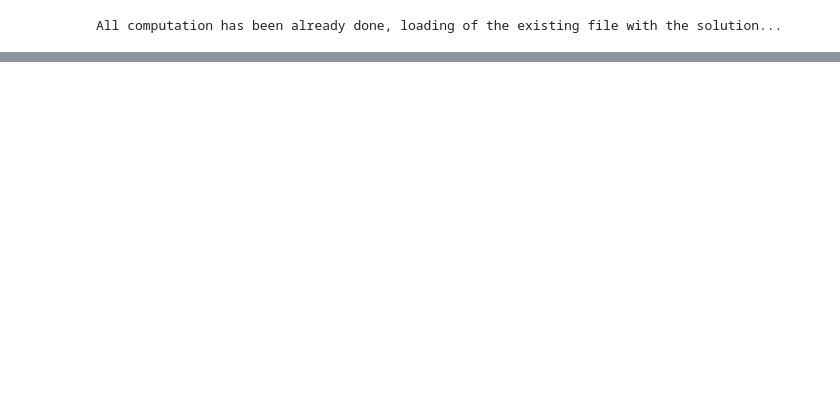
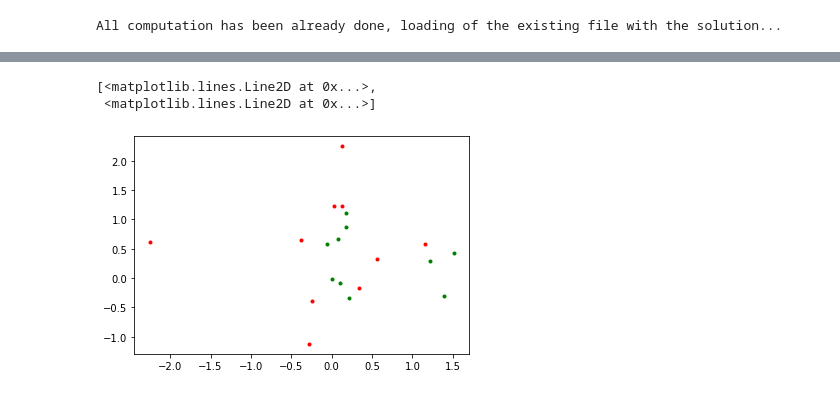
Before and after one commit to 1101AlexZab1011/NodesEstimation, a Jupyter notebook: pipeline.ipynb, the cells around one changed output, grey strips where cells are left out. Cells and saved outputs as stored; diff of their text form; code cells hidden in the pictures; blank space fills up the shorter version.

```diff
--- a/pipeline.ipynb
+++ b/pipeline.ipynb
@@ -40,0 +122,14 @@ for subject in subjects:
+# %%
+x_train_st_sc_true = np.array(x_train_st_sc_true)
+x_train_st_sc_false = np.array(x_train_st_sc_false)
+# print(x_train_st_sc_true.shape, x_train_st_sc_false.shape)
+wpli05_4Hz_true = x_train_st_sc_true[0, :]
+psd05_4Hz_true = x_train_st_sc_true[1, :]
+wpli05_4Hz_false = x_train_st_sc_false[0, :]
+psd05_4Hz_false = x_train_st_sc_false[1, :]
+plt.plot(wpli05_4Hz_true, psd05_4Hz_true, '.g',
+         wpli05_4Hz_false, psd05_4Hz_false, '.r')
+# %% [output]
+[<matplotlib.lines.Line2D at 0x...>,
+ <matplotlib.lines.Line2D at 0x...>]
+[figure, added]
```
Also changed, not shown: parts of 63 cells of this notebook, 3 other files.
